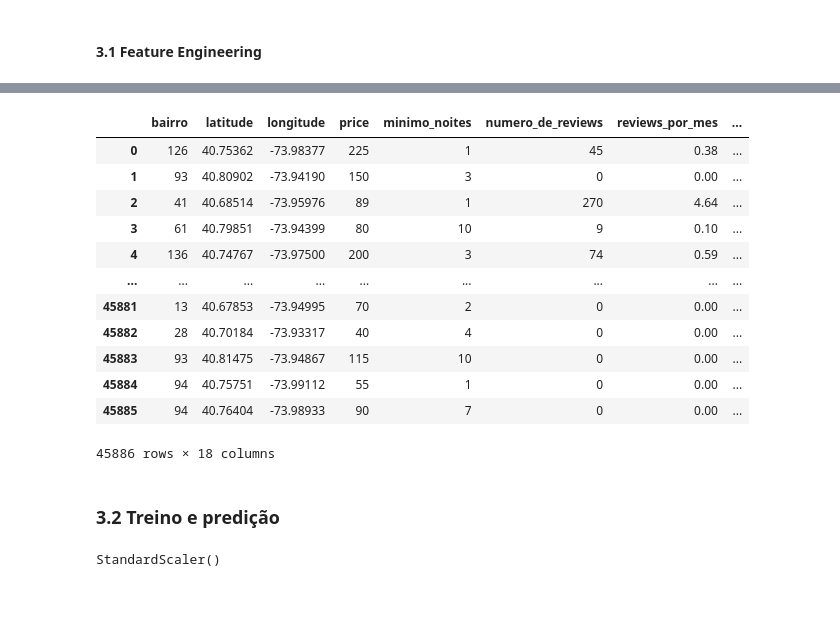
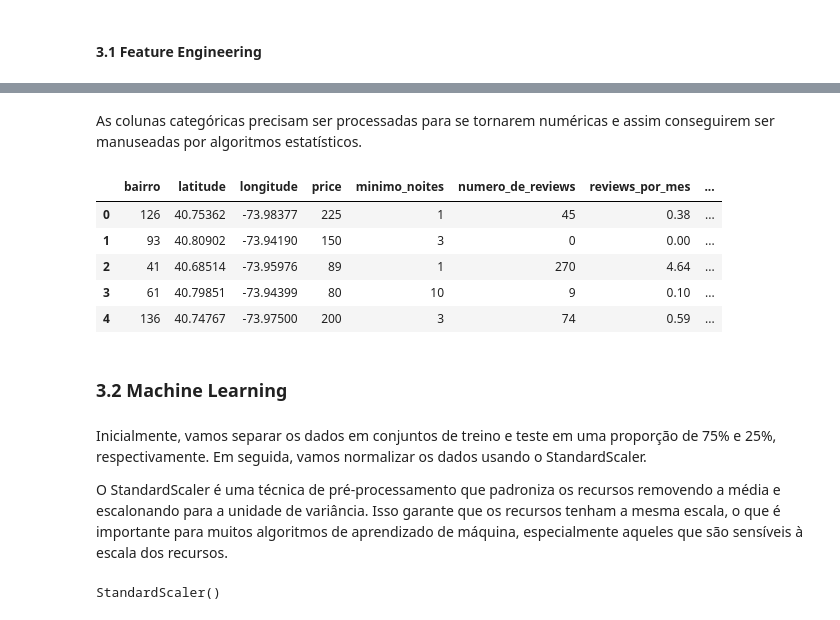
Before and after one commit to carneiro-fernando/lighthouse, a Jupyter notebook: Desafio_Lighthouse_DS.ipynb, the cells around one changed output, grey strips where cells are left out. Drawn from its saved outputs; the diff is of its cells as text; code cells hidden in the pictures.

```diff
--- a/Desafio_Lighthouse_DS.ipynb
+++ b/Desafio_Lighthouse_DS.ipynb
@@ -632,3 +685,5 @@ Novamente, o número de coeficiente **0,08** define os dados como não correlati
 # %%
 clean_df.reset_index(inplace=True, drop=True)
+# %% [markdown]
+As colunas categóricas precisam ser processadas para se tornarem numéricas e assim conseguirem ser manuseadas por algoritmos estatísticos.
 # %%
@@ -644,22 +698,19 @@ categorical_features['bairro'] = encoder.fit_transform(clean_df['bairro'])
 features_df = categorical_features.drop(['id', 'host_id', 'nome', 'host_name', 'ultima_review'], axis=1)
 # %%
-features_df
+features_df.head()
 # %% [output]
 |  | bairro | latitude | longitude | price | minimo_noites | numero_de_reviews | reviews_por_mes | ... |
 | 0 | 126 | 40.75362 | -73.98377 | 225 | 1 | 45 | 0.38 | ... |
 | 1 | 93 | 40.80902 | -73.94190 | 150 | 3 | 0 | 0.00 | ... |
 | 2 | 41 | 40.68514 | -73.95976 | 89 | 1 | 270 | 4.64 | ... |
 | 3 | 61 | 40.79851 | -73.94399 | 80 | 10 | 9 | 0.10 | ... |
 | 4 | 136 | 40.74767 | -73.97500 | 200 | 3 | 74 | 0.59 | ... |
-| ... | ... | ... | ... | ... | ... | ... | ... | ... |
-| 45881 | 13 | 40.67853 | -73.94995 | 70 | 2 | 0 | 0.00 | ... |
-| 45882 | 28 | 40.70184 | -73.93317 | 40 | 4 | 0 | 0.00 | ... |
-| 45883 | 93 | 40.81475 | -73.94867 | 115 | 10 | 0 | 0.00 | ... |
-| 45884 | 94 | 40.75751 | -73.99112 | 55 | 1 | 0 | 0.00 | ... |
-| 45885 | 94 | 40.76404 | -73.98933 | 90 | 7 | 0 | 0.00 | ... |
-45886 rows × 18 columns
 # %% [markdown]
-### 3.2 Treino e predição
+### 3.2 **Machine Learning**
+# %% [markdown]
+Inicialmente, vamos separar os dados em conjuntos de treino e teste em uma proporção de 75% e 25%, respectivamente. Em seguida, vamos normalizar os dados usando o StandardScaler.
+
+O StandardScaler é uma técnica de pré-processamento que padroniza os recursos removendo a média e escalonando para a unidade de variância. Isso garante que os recursos tenham a mesma escala, o que é importante para muitos algoritmos de aprendizado de máquina, especialmente aqueles que são sensíveis à escala dos recursos.
 # %%
 x = features_df.drop('price', axis=1)
 y = features_df['price']
```
Also changed, not shown: parts of 45 cells of this notebook.
